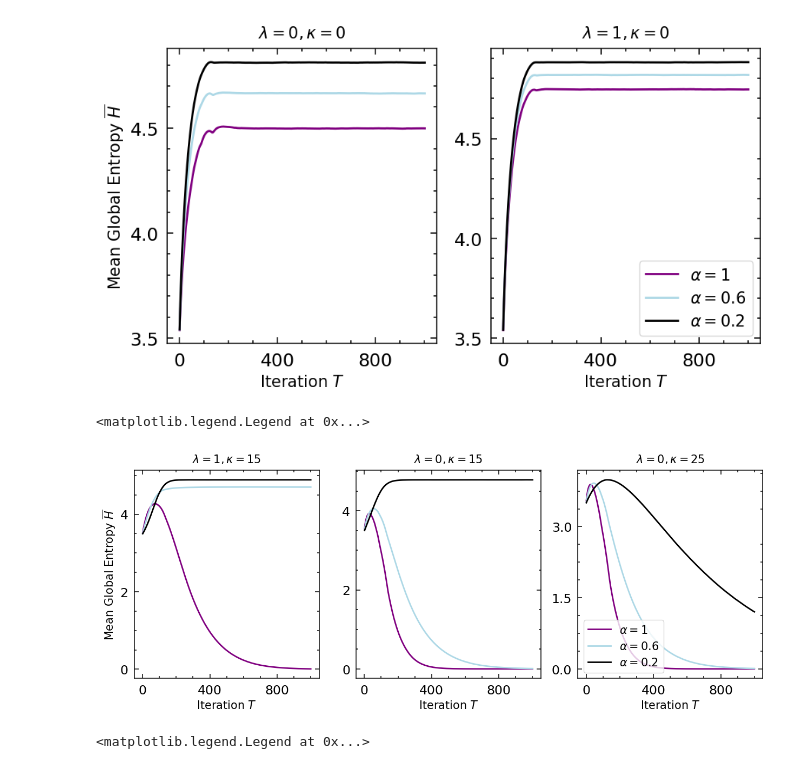
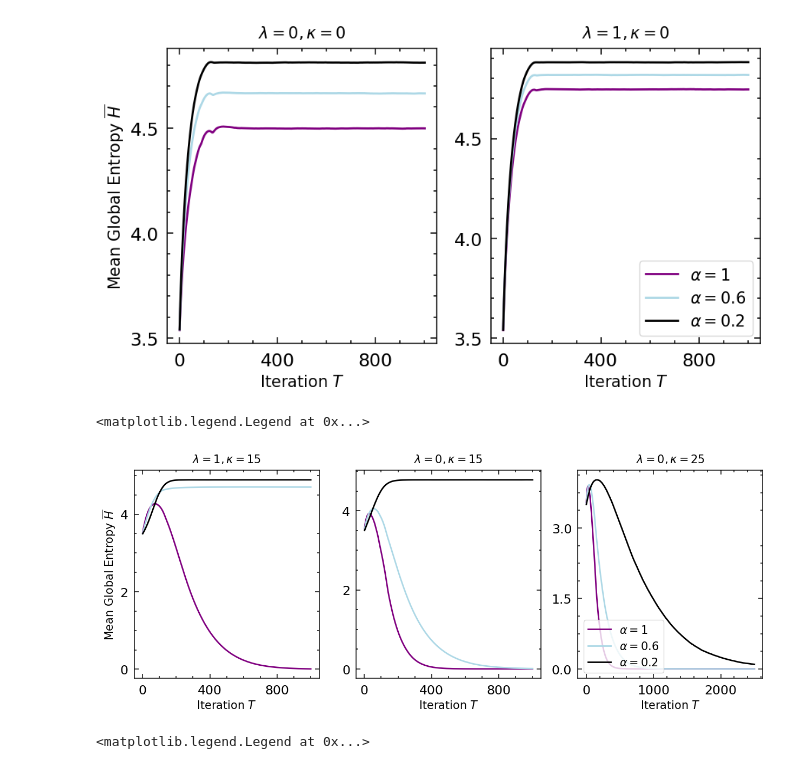
Before and after one commit to patrick-oliveira/EntropiaGrafos, a Jupyter notebook: notebooks/single_polarized_group.ipynb, the cells around one changed output. Cells and saved outputs as stored; diff of their text form; code cells hidden in the pictures.

```diff
--- a/notebooks/single_polarized_group.ipynb
+++ b/notebooks/single_polarized_group.ipynb
@@ -20,6 +20,9 @@ from opdynamics.utils.plotting.formatting import (classical_structure,
 # %%
 params = parse_experiment_params("../experiments_params/single_polarized_group.json")
 results = get_experiment_mean_data(params, "../results/single_polarized_group/")
+# %%
+params__ = parse_experiment_params("../experiments_params/single_polarized_group_lambda_0_kappa_25.json")
+results__ = get_experiment_mean_data(params__, "../results/single_polarized_group_lambda_0_kappa_25/")
 # %% [markdown]
 ***
 # %%
@@ -155,36 +158,37 @@ fig, axs = format_text(
 )
 
 # plot
 line_width = 2
 
 measure = 'entropy'
 
 alpha_color =  {
     1: "purple",
     0.8: "darkgreen",
     0.6: "lightblue",
     0.4: "y",
     0.2: "k"
 }
 
 X = np.arange(1, 1000 + 1)
 
 selected_params = [x for x in params if x['kappa'] == 15 and x['lambd'] == 1 and x['gamma'] == 0]
 for p in selected_params:
     axs[0].plot(X, results[make_tuple(p)][measure], c = alpha_color[p['alpha']], linewidth = line_width)
 
 selected_params = [x for x in params if x['kappa'] == 15 and x['lambd'] == 0 and x['gamma'] == 0]
 for p in selected_params:
     axs[1].plot(X, results[make_tuple(p)][measure], c = alpha_color[p['alpha']], linewidth = line_width, label = rf'$\alpha = ${p["alpha"]}')
 
-selected_params = [x for x in params if x['kappa'] == 25 and x['lambd'] == 0 and x['gamma'] == 0]
+X = np.arange(1, 2500 + 1)
+selected_params = [x for x in params__ if x['kappa'] == 25 and x['lambd'] == 0 and x['gamma'] == 0]
 for p in selected_params:
-    axs[2].plot(X, results[make_tuple(p)][measure], c = alpha_color[p['alpha']], linewidth = line_width, label = rf'$\alpha = ${p["alpha"]}')
+    axs[2].plot(X, results__[make_tuple(p)][measure], c = alpha_color[p['alpha']], linewidth = line_width, label = rf'$\alpha = ${p["alpha"]}')
 
 axs[2].legend(loc = 'lower left', fontsize = 15)
 # %% [output]
 <matplotlib.legend.Legend at 0x...>
-[figure, old version]
+[figure, new version]
 # %%
 # parameters
 
```
Also changed, not shown: 1 other file.
